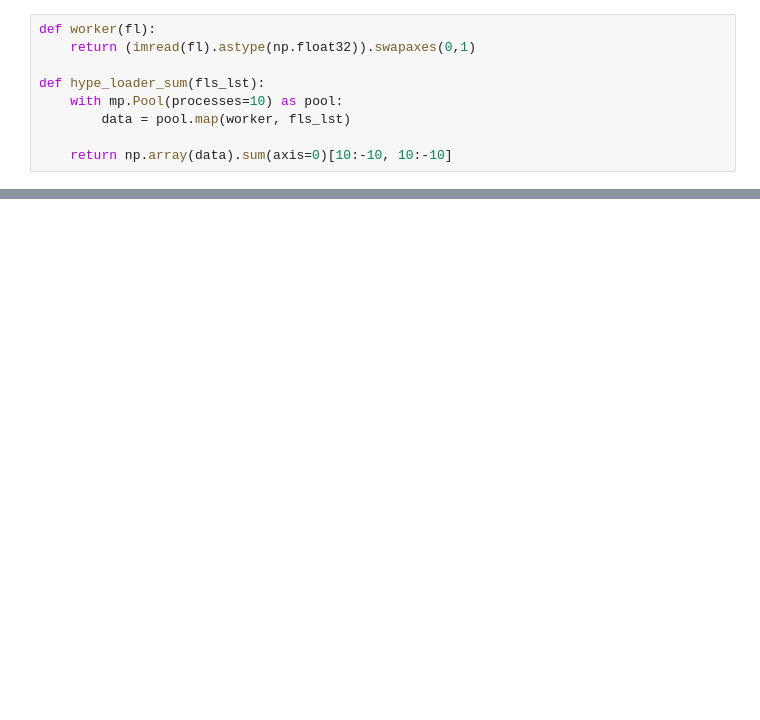
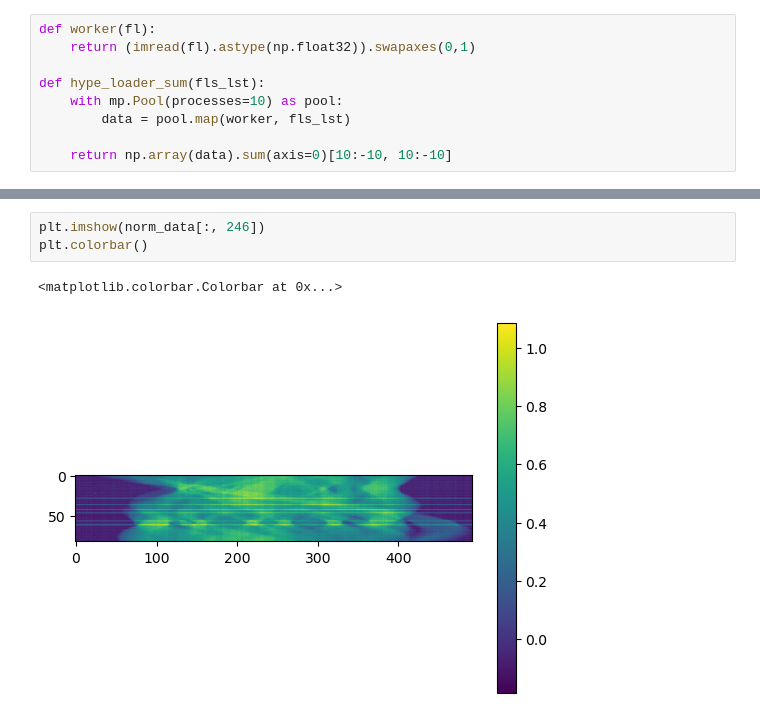
Before and after one commit to ornlneutronimaging/svmbir_notebooks, a Jupyter notebook: notebooks/white_beam_shimin.ipynb, the cells around one changed output, grey strips where cells are left out. Drawn from its saved outputs; the diff is of its cells as text; blank space fills up the shorter version.

```diff
--- a/notebooks/white_beam_shimin.ipynb
+++ b/notebooks/white_beam_shimin.ipynb
@@ -189,0 +311,6 @@ axs[1].set_yscale('log')
+# %%
+plt.imshow(norm_data[:, 246])
+plt.colorbar()
+# %% [output]
+<matplotlib.colorbar.Colorbar at 0x...>
+[figure, added]
```
Also changed, not shown: parts of 47 cells of this notebook.
